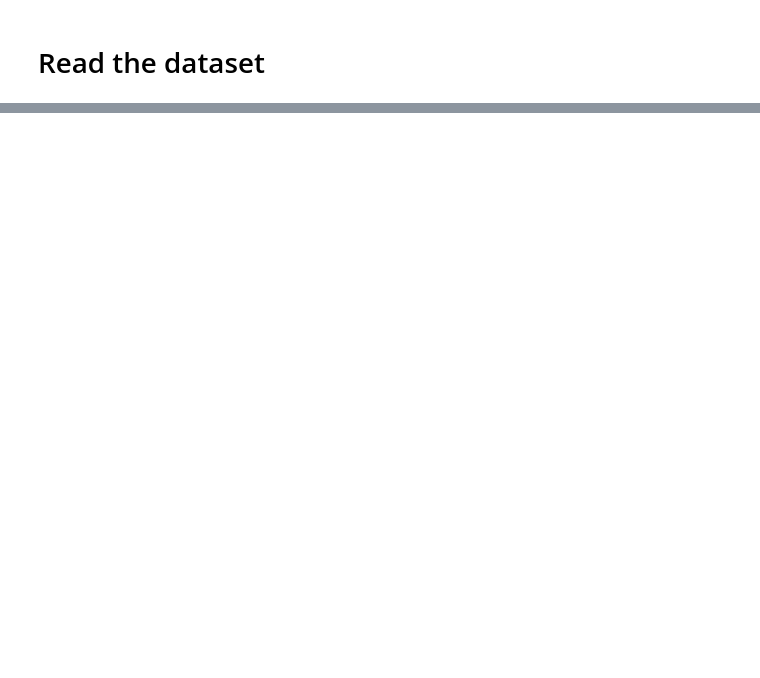
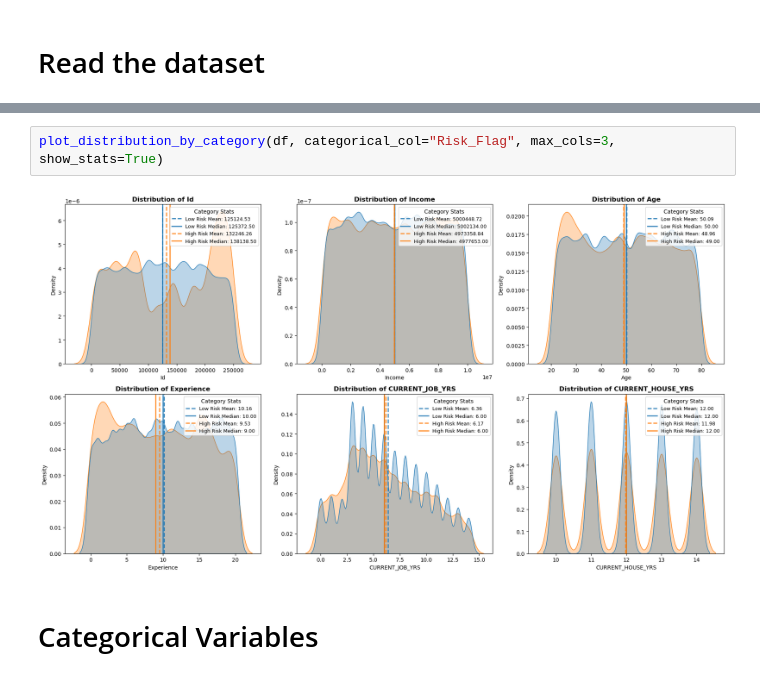
Before and after one commit to MateoHeras77/loan-prediction, a Jupyter notebook: Notebooks/00 First Approach.ipynb, the cells around one changed output, grey strips where cells are left out. Drawn from its saved outputs; the diff is of its cells as text; blank space fills up the shorter version.

```diff
--- a/Notebooks/00 First Approach.ipynb
+++ b/Notebooks/00 First Approach.ipynb
@@ -66,0 +136,6 @@ from src.visualizations import binary_dashboard
+# %%
+plot_distribution_by_category(df, categorical_col="Risk_Flag", max_cols=3, show_stats=True)
+# %% [output]
+[figure, added]
+# %% [markdown]
+# Categorical Variables
```
Also changed, not shown: parts of 29 cells of this notebook, 20 other files.
